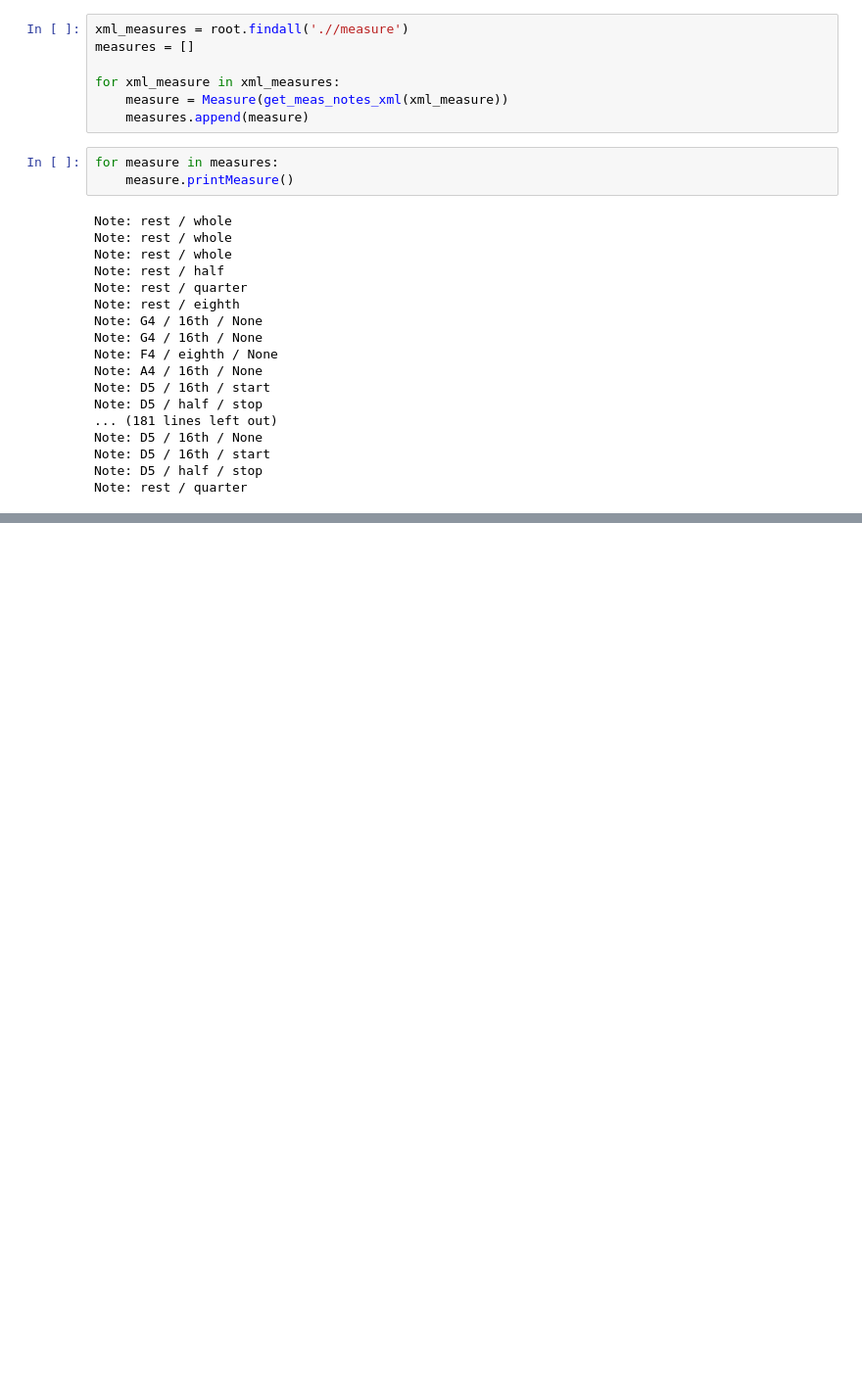
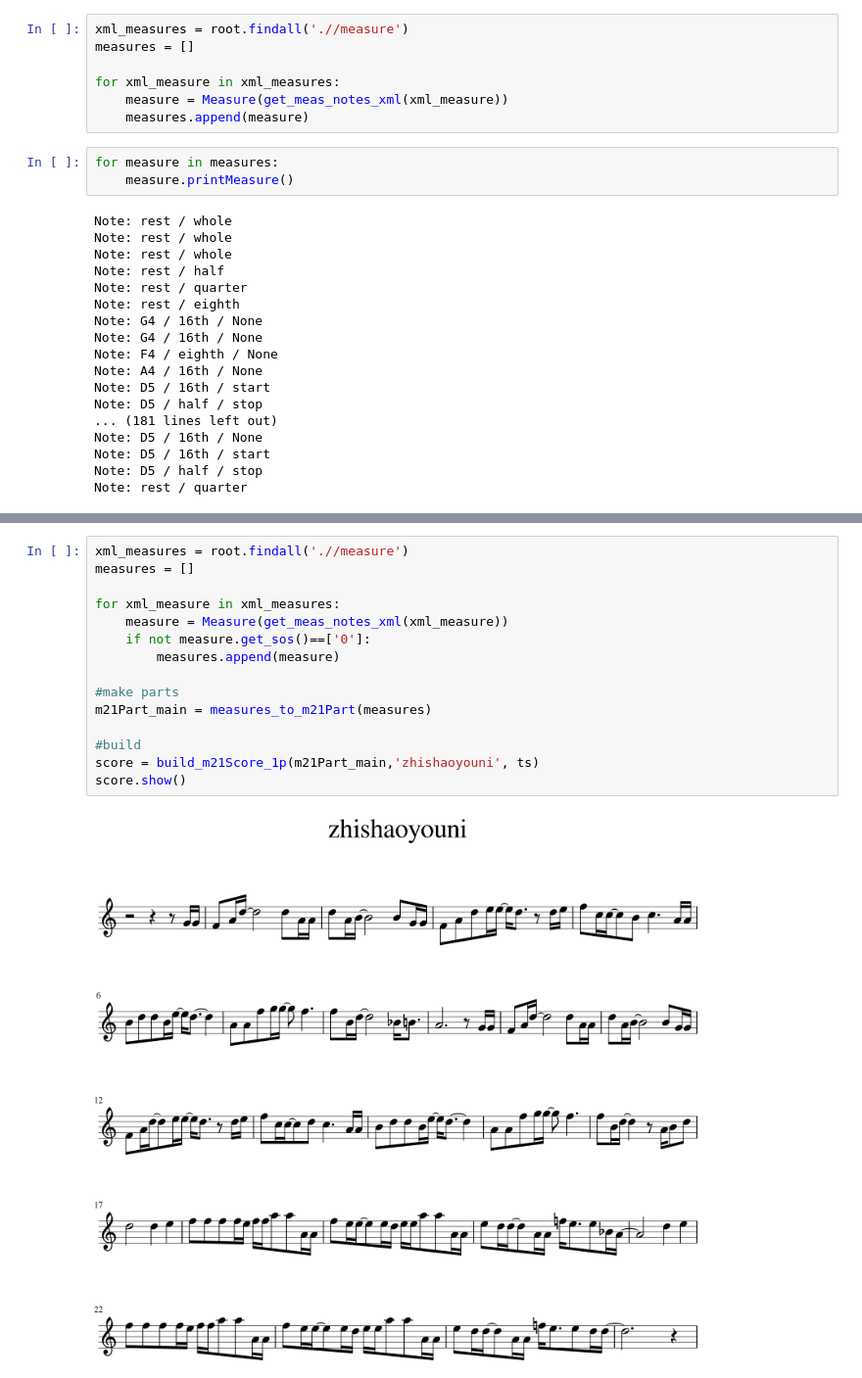
Before and after one commit to EvaArevalo/AIMusicFinalProject, a Jupyter notebook: PartB/mxlParsing.ipynb, the cells around one changed output, grey strips where cells are left out. Shown: that part at 98% size. Drawn from its saved outputs; the diff is of its cells as text; blank space fills up the shorter version.

```diff
--- a/PartB/mxlParsing.ipynb
+++ b/PartB/mxlParsing.ipynb
@@ -632,0 +721,17 @@ Note: rest / quarter
+# %%
+xml_measures = root.findall('.//measure')
+measures = []
+
+for xml_measure in xml_measures:
+    measure = Measure(get_meas_notes_xml(xml_measure))
+    if not measure.get_sos()==['0']:
+        measures.append(measure)
+
+#make parts
+m21Part_main = measures_to_m21Part(measures)
+
+#build
+score = build_m21Score_1p(m21Part_main,'zhishaoyouni', ts)
+score.show()
+# %% [output]
+[figure, added]
```
Also changed, not shown: parts of 11 cells of this notebook, 4 other files.
